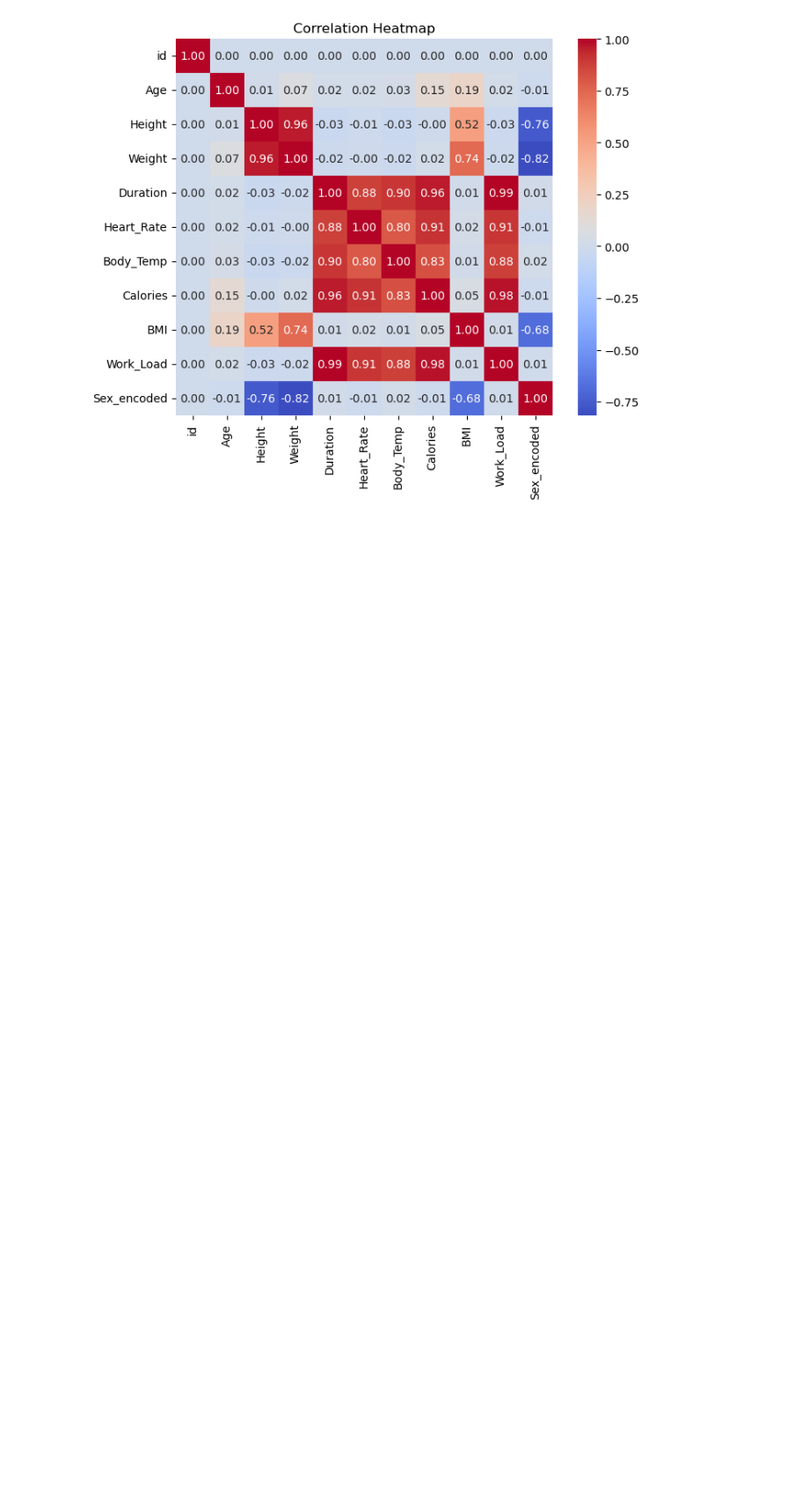
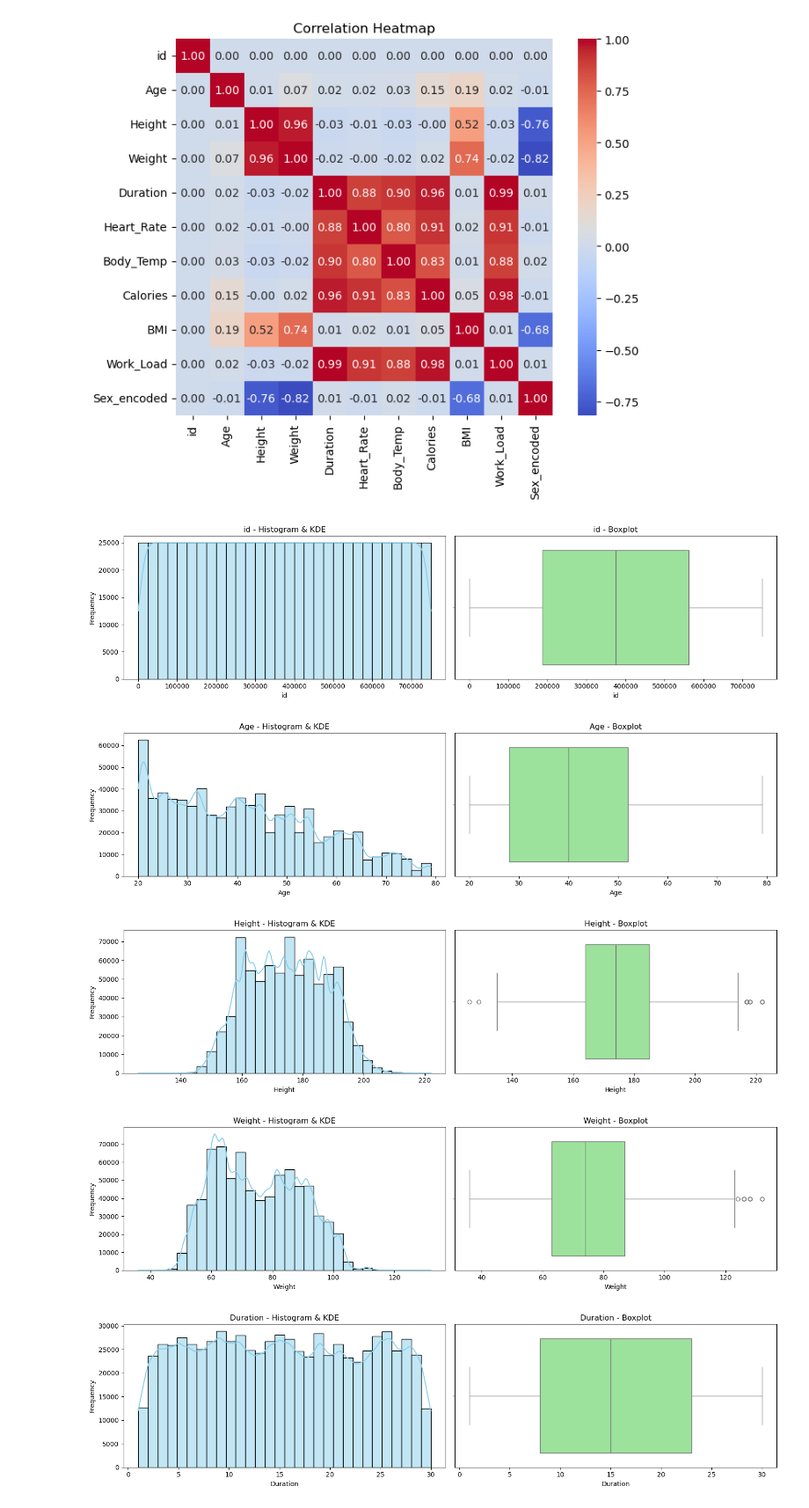
Before and after one commit to Majeedraheem/PredictCalorieExpenditure, a Jupyter notebook: Predict Calorie Expenditure.ipynb, the cells around one changed output. Shown: that part at 88% size. Cells and saved outputs as stored; diff of their text form; code cells hidden in the pictures; blank space fills up the shorter version.

```diff
--- a/Predict Calorie Expenditure.ipynb
+++ b/Predict Calorie Expenditure.ipynb
@@ -171,0 +174,29 @@ plt.show()
+# %%
+#get numeric column only
+numeric_columns = train_df.select_dtypes(include='number').columns
+# %%
+# Loop through each numeric column and plot
+for col in numeric_columns:
+    plt.figure(figsize=(15, 4))
+
+    # Histogram with KDE
+    plt.subplot(1, 2, 1)
+    sns.histplot(train_df[col], bins=30, kde=True, color='skyblue')
+    plt.title(f'{col} - Histogram & KDE')
+    plt.xlabel(col)
+    plt.ylabel('Frequency')
+
+    # Boxplot
+    plt.subplot(1, 2, 2)
+    sns.boxplot(x=train_df[col], color='lightgreen')
+    plt.title(f'{col} - Boxplot')
+    plt.xlabel(col)
+
+    plt.tight_layout()
+    plt.show()
+# %% [output]
+[figure, added]
+[figure, added]
+[figure, added]
+[figure, added]
+[figure, added]
```
Also changed, not shown: parts of 13 cells of this notebook.
